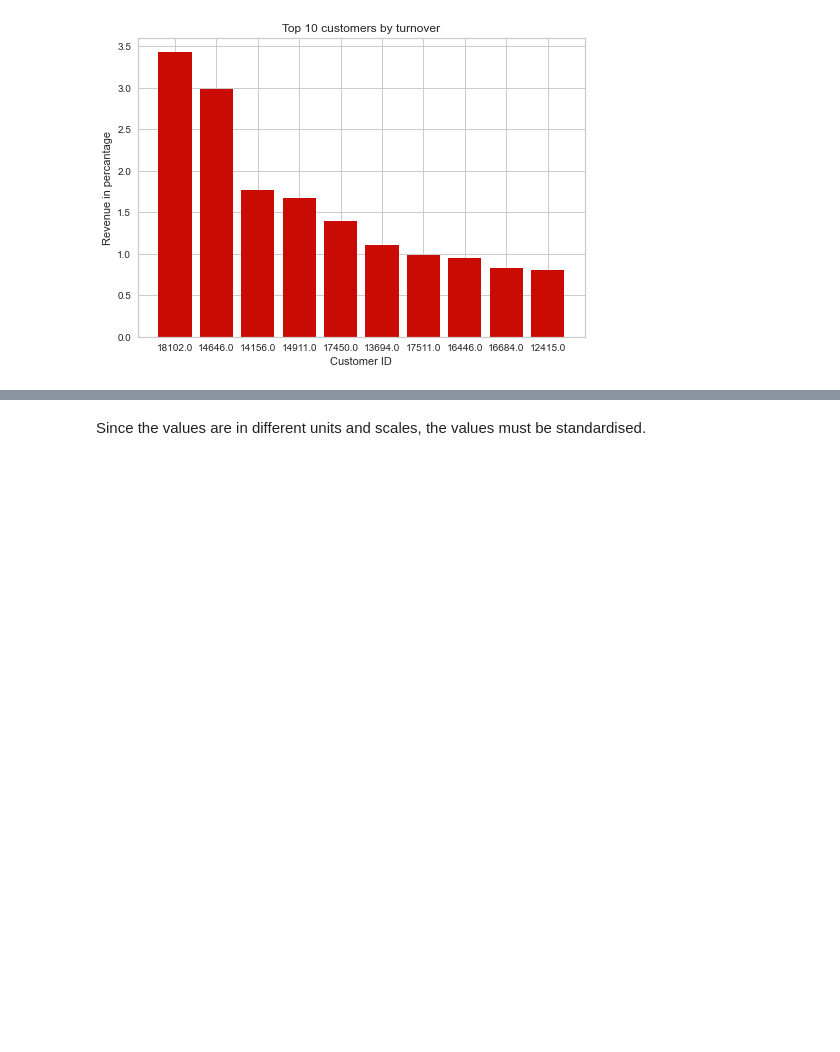
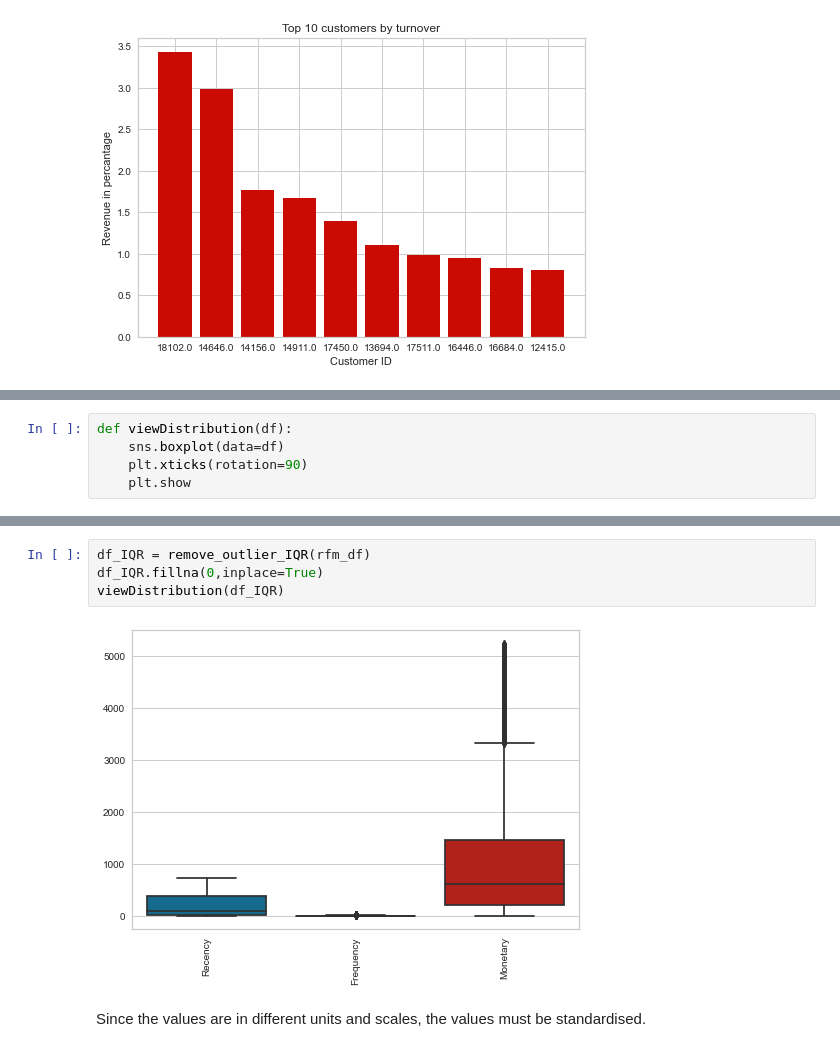
Before and after one commit to wuesten/Portfolio_2_MMS, a Jupyter notebook: market_segmentation.ipynb, the cells around one changed output, grey strips where cells are left out. Drawn from its saved outputs; the diff is of its cells as text; blank space fills up the shorter version.

```diff
--- a/market_segmentation.ipynb
+++ b/market_segmentation.ipynb
@@ -449,0 +458,5 @@ rfm_df
+# %%
+def viewDistribution(df):
+    sns.boxplot(data=df)
+    plt.xticks(rotation=90)
+    plt.show
@@ -450,3 +476,9 @@ rfm_df
+# %%
+df_IQR = remove_outlier_IQR(rfm_df)
+df_IQR.fillna(0,inplace=True)
+viewDistribution(df_IQR)
+# %% [output]
+[figure, added]
 # %% [markdown]
 Since the values are in different units and scales, the values must be standardised.
 # %%
```
Also changed, not shown: parts of 78 cells of this notebook.
